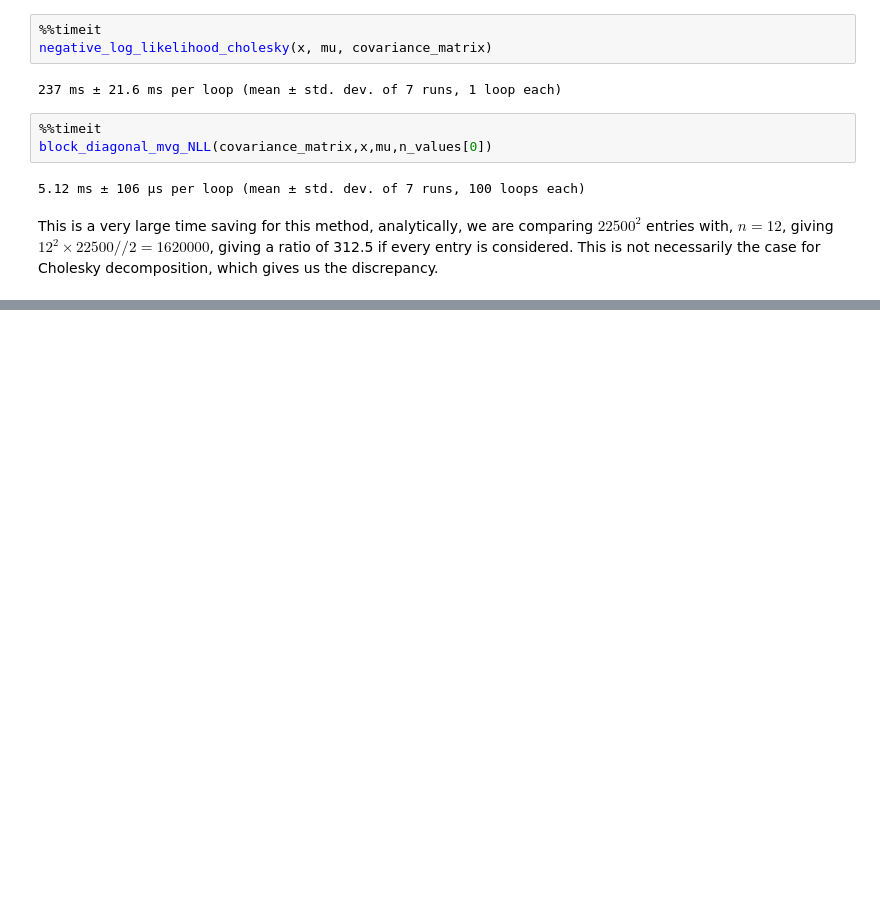
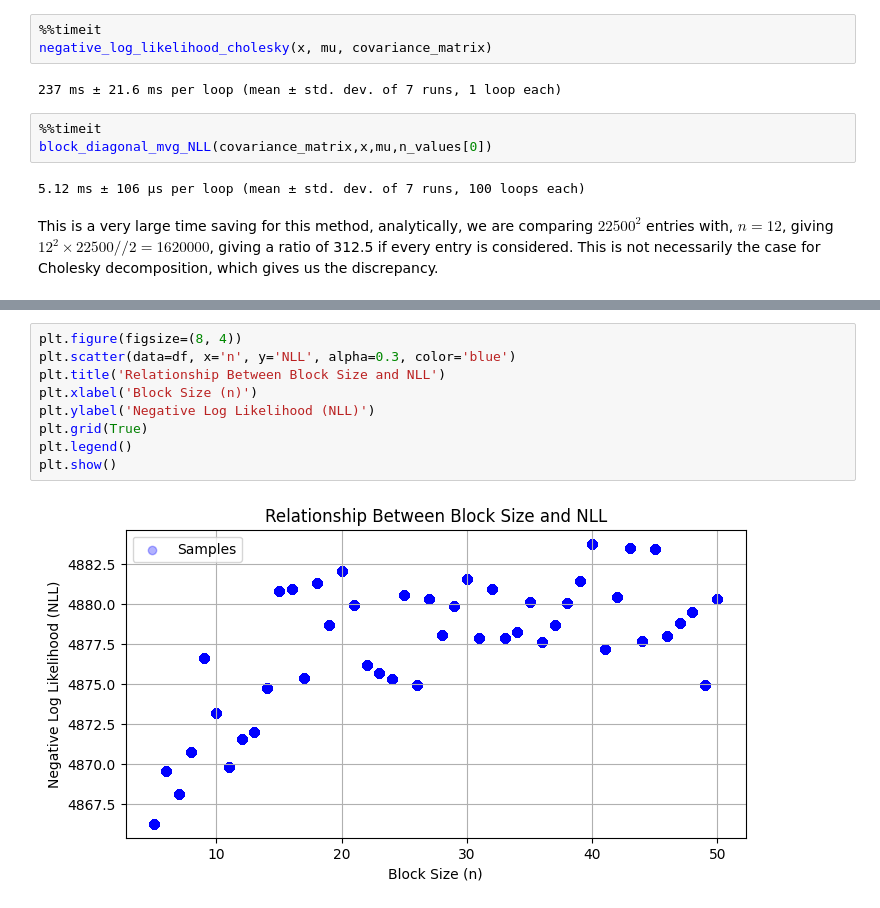
Before and after one commit to AbhishekDey03/mathematical-notebooks, a Jupyter notebook: covariance_matrix_calculations.ipynb, the cells around one changed output, grey strips where cells are left out. Cells and saved outputs as stored; diff of their text form; blank space fills up the shorter version.

```diff
--- a/covariance_matrix_calculations.ipynb
+++ b/covariance_matrix_calculations.ipynb
@@ -266,0 +287,11 @@ nll_to_matrix = lambda cov, x, mu, n_values: np.column_stack(np.array([block_dia
+# %%
+plt.figure(figsize=(8, 4))
+plt.scatter(data=df, x='n', y='NLL', alpha=0.3, color='blue')
+plt.title('Relationship Between Block Size and NLL')
+plt.xlabel('Block Size (n)')
+plt.ylabel('Negative Log Likelihood (NLL)')
+plt.grid(True)
+plt.legend()
+plt.show()
+# %% [output]
+[figure, added]
```
Also changed, not shown: parts of 7 cells of this notebook.
